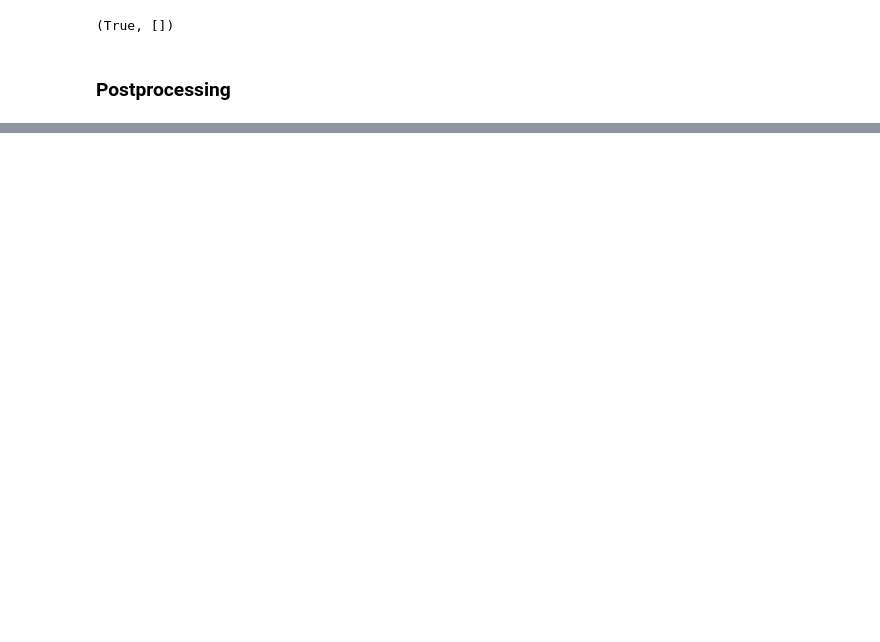
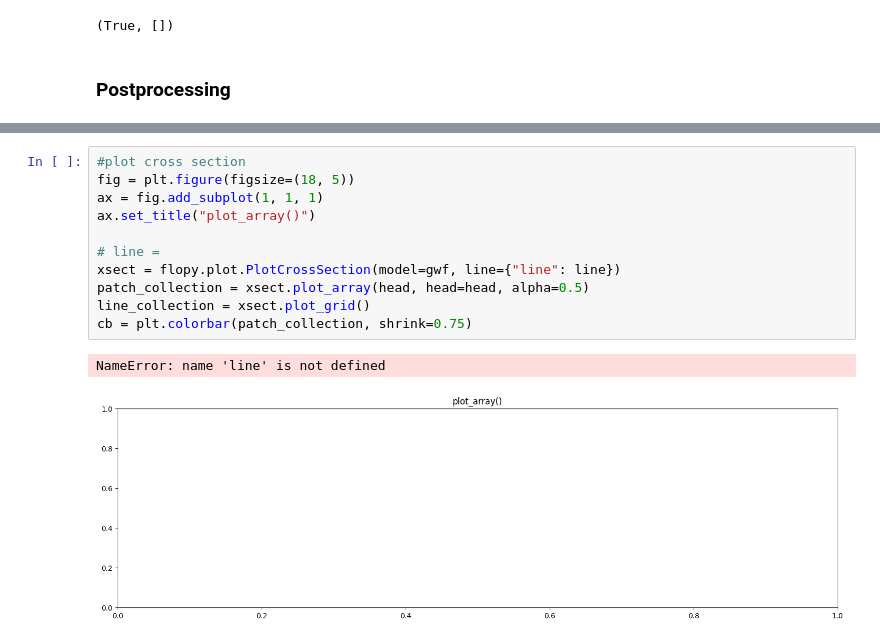
Before and after one commit to mariaadeliaw/FloPy_LUMENS, a Jupyter notebook: testing_peat_module/peat_testing_4.ipynb, the cells around one changed output, grey strips where cells are left out. Cells and saved outputs as stored; diff of their text form; blank space fills up the shorter version.

```diff
--- a/testing_peat_module/peat_testing_4.ipynb
+++ b/testing_peat_module/peat_testing_4.ipynb
@@ -271,0 +282,14 @@ plt.show()
+# %%
+#plot cross section
+fig = plt.figure(figsize=(18, 5))
+ax = fig.add_subplot(1, 1, 1)
+ax.set_title("plot_array()")
+
+# line =
+xsect = flopy.plot.PlotCrossSection(model=gwf, line={"line": line})
+patch_collection = xsect.plot_array(head, head=head, alpha=0.5)
+line_collection = xsect.plot_grid()
+cb = plt.colorbar(patch_collection, shrink=0.75)
+# %% [output]
+NameError: name 'line' is not defined
+[figure, added]
```
Also changed, not shown: parts of 7 cells of this notebook.
